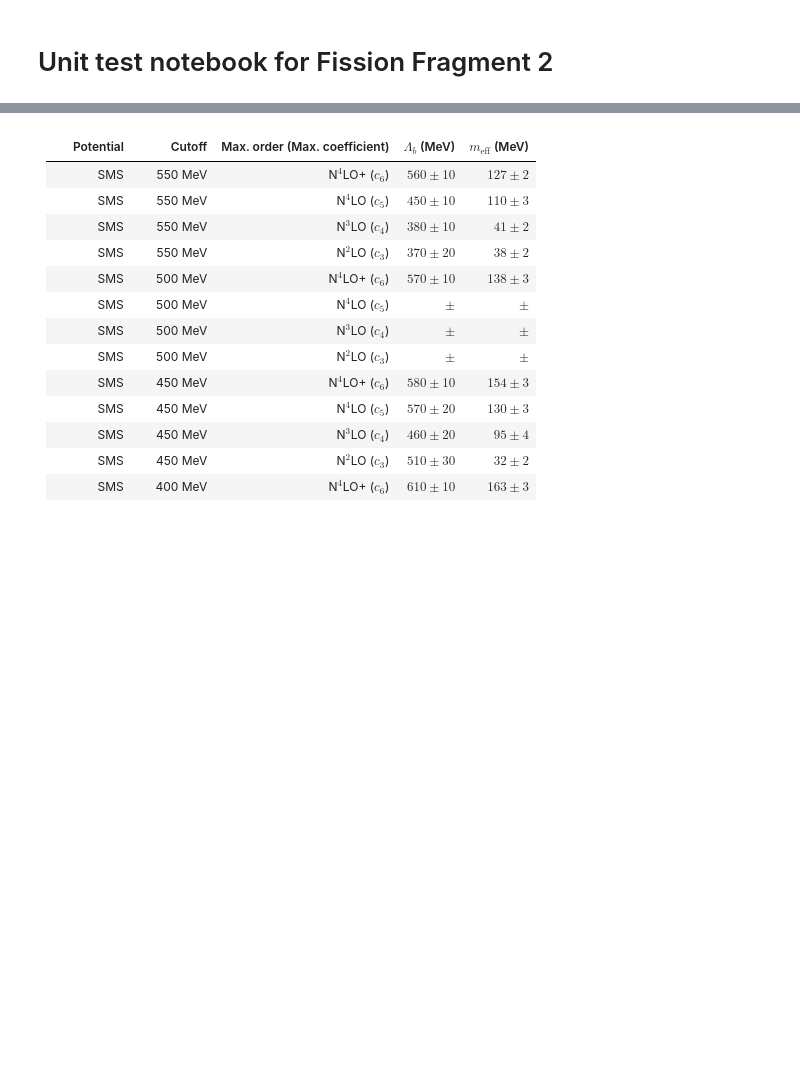
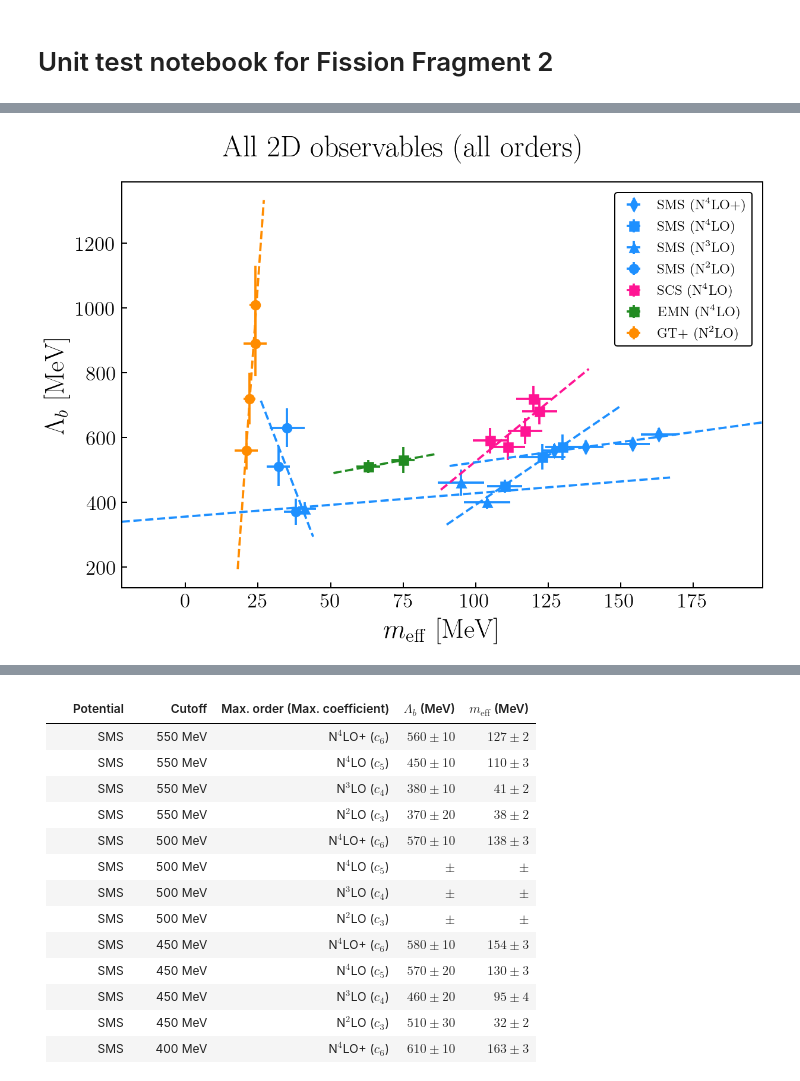
Before and after one commit to buqeye/modern_nn_potentials, a Jupyter notebook: notebooks/paper_figures_2.ipynb, the cells around one changed output, grey strips where cells are left out. Cells and saved outputs as stored; diff of their text form; code cells hidden in the pictures; blank space fills up the shorter version.

```diff
--- a/notebooks/paper_figures_2.ipynb
+++ b/notebooks/paper_figures_2.ipynb
@@ -26,0 +155,9 @@ mpl.rc(
+# %%
+potential_color_dict = {"SMS" : "dodgerblue", "SCS" : "deeppink",
+                       "GT+" : "darkorange", "EMN" : "forestgreen"}
+order_marker_dict = {"N4LO+" : "d", "N4LO" : "s", "N3LO" : "^", "N2LO" : "o"}
+order_name_order_label_dict = {"N4LO+" : "N$^{4}$LO+", "N4LO" : "N$^{4}$LO",
+                        "N3LO" : "N$^{3}$LO", "N2LO" : "N$^{2}$LO"}
+order_name_coeff_name_dict = {"N4LO+" : "c6", "N4LO" : "c5", "N3LO" : "c4", "N2LO" : "c3"}
+order_name_coeff_label_dict = {"N4LO+" : "$c_{6}$", "N4LO" : "$c_{5}$",
+                               "N3LO" : "$c_{4}$", "N2LO" : "$c_{3}$"}
@@ -26,0 +167,72 @@ mpl.rc(
+# %%
+def legend_without_duplicate_labels(ax):
+    handles, labels = ax.get_legend_handles_labels()
+    unique = [(h, l) for i, (h, l) in enumerate(zip(handles, labels)) if l not in labels[:i]]
+    ax.legend(*zip(*unique))
+# %%
+fig_fit_all2dobs_allo, ax_fit_all2dobs_allo = plt.subplots(figsize=(7,5))
+
+# for index, row in lambda_meff_df.iterrows():
+#     # scatter-plots the means and 95% (2 sigma) confidence intervals for the N4LO+ Q posterior pdfs
+#     ax_fit_all2dobs_allo.errorbar(row["meff_mean"], row["Lambdab_mean"],
+#                     xerr = 2 * row["meff_stddev"], yerr = 2 * row["Lambdab_stddev"],
+#                     color = potential_color_dict[row["Potential"]],
+#                     label = r'' + row["Potential"] + ' (' + order_name_order_label_dict[row["Max. order"]] + ')',
+#                     fmt = order_marker_dict[row["Max. order"]])
+
+for index, row in lambda_meff_df[lambda_meff_df["Observable(s)"] == "ALL2DOBS"].iterrows():
+    # scatter-plots the means and 95% (2 sigma) confidence intervals for the N4LO+ Q posterior pdfs
+    ax_fit_all2dobs_allo.errorbar(row["meff_mean"], row["Lambdab_mean"],
+                    xerr = 2 * row["meff_stddev"], yerr = 2 * row["Lambdab_stddev"],
+                    color = potential_color_dict[row["Potential"]],
+                    label = r'' + row["Potential"] + ' (' + order_name_order_label_dict[row["Max. order"]] + ')',
+                    fmt = order_marker_dict[row["Max. order"]])
+
+pot_order_combo = lambda_meff_df[lambda_meff_df["Observable(s)"] == "ALL2DOBS"].groupby(['Potential', 'Max. order'])
+
+for (pot, order), row in pot_order_combo:
+#     print(pot)
+#     print(order)
+#     print(row)
+    # fits the points to a line
+    popt, pcov = scipy.optimize.curve_fit(Lambdab_meff_linear,
+                        row["meff_mean"], row["Lambdab_mean"])
+    # plots the line of best fit
+    ax_fit_all2dobs_allo.plot(
+        np.linspace(2 * np.min(row["meff_mean"]) - np.max(row["meff_mean"]),
+                    2 * np.max(row["meff_mean"]) - np.min(row["meff_mean"]),
+                    100),
+                Lambdab_meff_linear(
+                    np.linspace(2 * np.min(row["meff_mean"]) - np.max(row["meff_mean"]),
+                                2 * np.max(row["meff_mean"]) - np.min(row["meff_mean"]),
+                                100),
+                    popt[0], popt[1]),
+                color = potential_color_dict[pot],
+               linestyle = "--",
+#                label = rf"${popt[0]:.1f} m_{{\mathrm{{eff}}}} + {popt[1]:3.0f}\,\mathrm{{MeV}}$"
+               )
+    # prints the best fit values
+    print(pot + " (" + order + f"): Lambda_b = ({popt[0]:.1f} +/- {np.sqrt(pcov[0, 0]):.1f}) " + \
+         f"m_eff + ({popt[1]:3.0f} +/- {np.sqrt(pcov[1, 1]):3.0f}) MeV")
+
+fig_fit_all2dobs_allo.suptitle("All 2D observables (all orders)", fontsize = 20)
+ax_fit_all2dobs_allo.set_xlabel("$m_{\mathrm{eff}}$ [MeV]", fontsize = 18)
+ax_fit_all2dobs_allo.set_ylabel(r"$\Lambda_{b}$ [MeV]", fontsize = 18)
+# ax_fit.legend(fontsize = 10,
+#               loc = 'upper right',
+#               ncols = 2)
+ax_fit_all2dobs_allo.legend(
+            fontsize = 10,
+          loc='center left',
+          bbox_to_anchor=(1, 0.5),
+          handletextpad=0.02,
+          borderpad=0.2)
+
+legend_without_duplicate_labels(ax_fit_all2dobs_allo)
+
+plt.xticks(fontsize=14)
+plt.yticks(fontsize=14)
+fig_fit_all2dobs_allo.tight_layout()
+plt.show()
+fig_fit_all2dobs_allo.savefig('figures2/' + 'Lambdab_vs_meff_all2dobs_allo')
+# %% [output]
@@ -26,0 +246 @@ mpl.rc(
+[figure, added]
```
Also changed, not shown: parts of 17 cells of this notebook, 4 other files.
